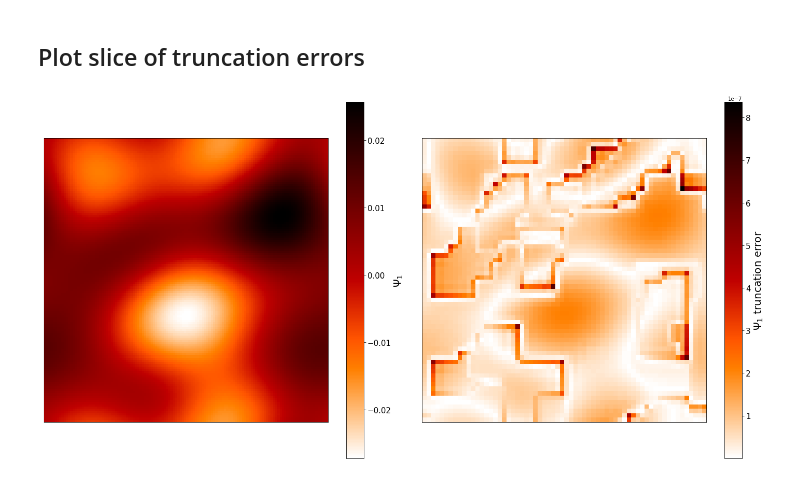
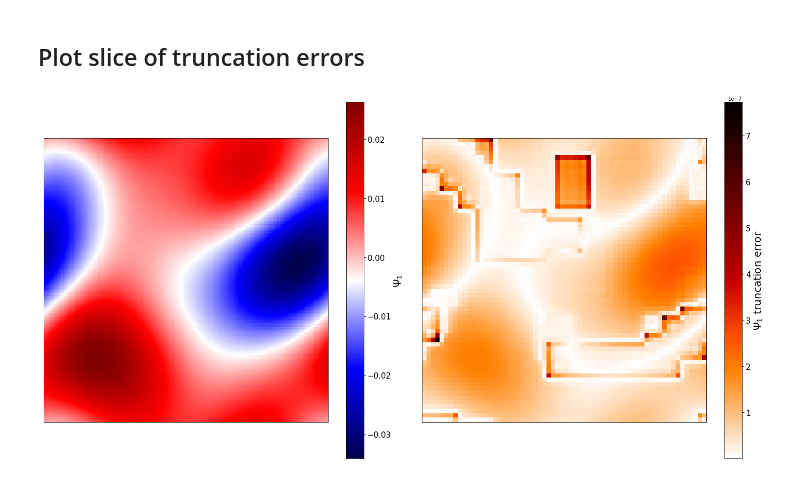
Before and after one commit to MSABuschmann/sledgehamr, a Jupyter notebook: examples/axion_strings/axion_strings.ipynb, the cells around one changed output. Saved outputs shown, nothing was run; the diff lists cells and outputs as text; code cells hidden in the pictures.

Commit message:
Read coarse and full box of truncation errors output

```diff
--- a/examples/axion_strings/axion_strings.ipynb
+++ b/examples/axion_strings/axion_strings.ipynb
@@ -108,29 +113,29 @@ t=1.7171875
 # %%
 # Id of slice to be plotted.
 i = 1
 lev = 0
 
 # Read a slice along the x-axis.
-slices = out.GetSliceTruncationError(i, 'x', lev, ['Psi1'])
+slices = out.GetSliceTruncationError(i, 'z', lev, ['Psi1'])
 t = slices['t']
 
 # Plot.
 fig, ax = plt.subplots(figsize=(20,10),ncols=2)
 
-im = ax[0].imshow(slices['Psi1'], cmap='gist_heat_r')
+im = ax[0].imshow(slices['Psi1'], cmap='seismic')
 cb = fig.colorbar(im, ax=ax[0])
 cb.ax.tick_params(labelsize=15)
 cb.set_label(label=r'$\Psi_1$',fontsize=20)
 ax[0].set_xticks([])
 ax[0].set_yticks([])
 
 im = ax[1].imshow(slices['Psi1_truncation_error'], cmap='gist_heat_r')
 cb = fig.colorbar(im, ax=ax[1])
 cb.ax.tick_params(labelsize=15)
 cb.set_label(label=r'$\Psi_1$ truncation error',fontsize=20)
 ax[1].set_xticks([])
 ax[1].set_yticks([])
 
 plt.tight_layout()
 # %% [output]
-[figure, old version]
+[figure, new version]
```
Also changed, not shown: parts of 5 cells of this notebook, 1 other file.
